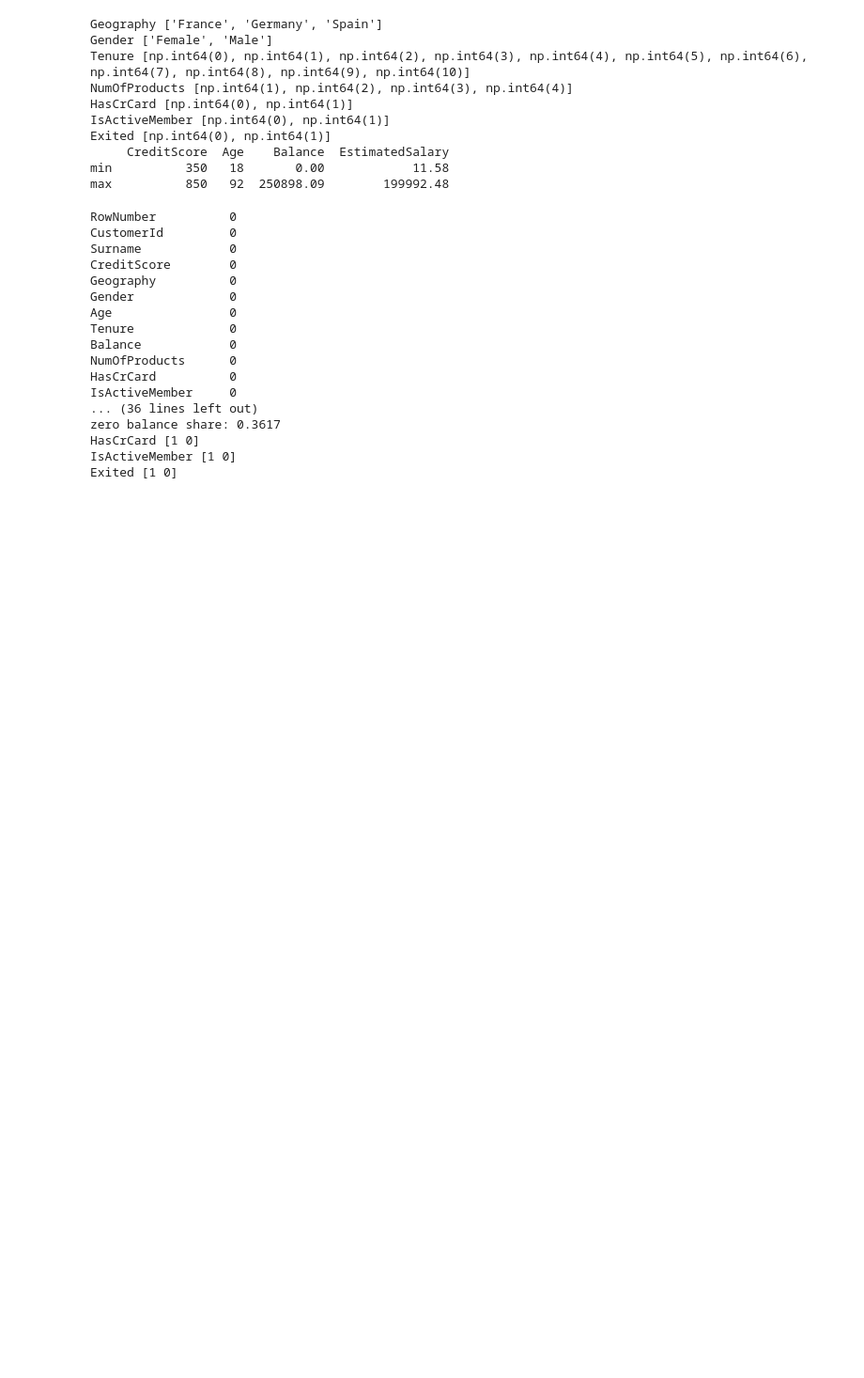
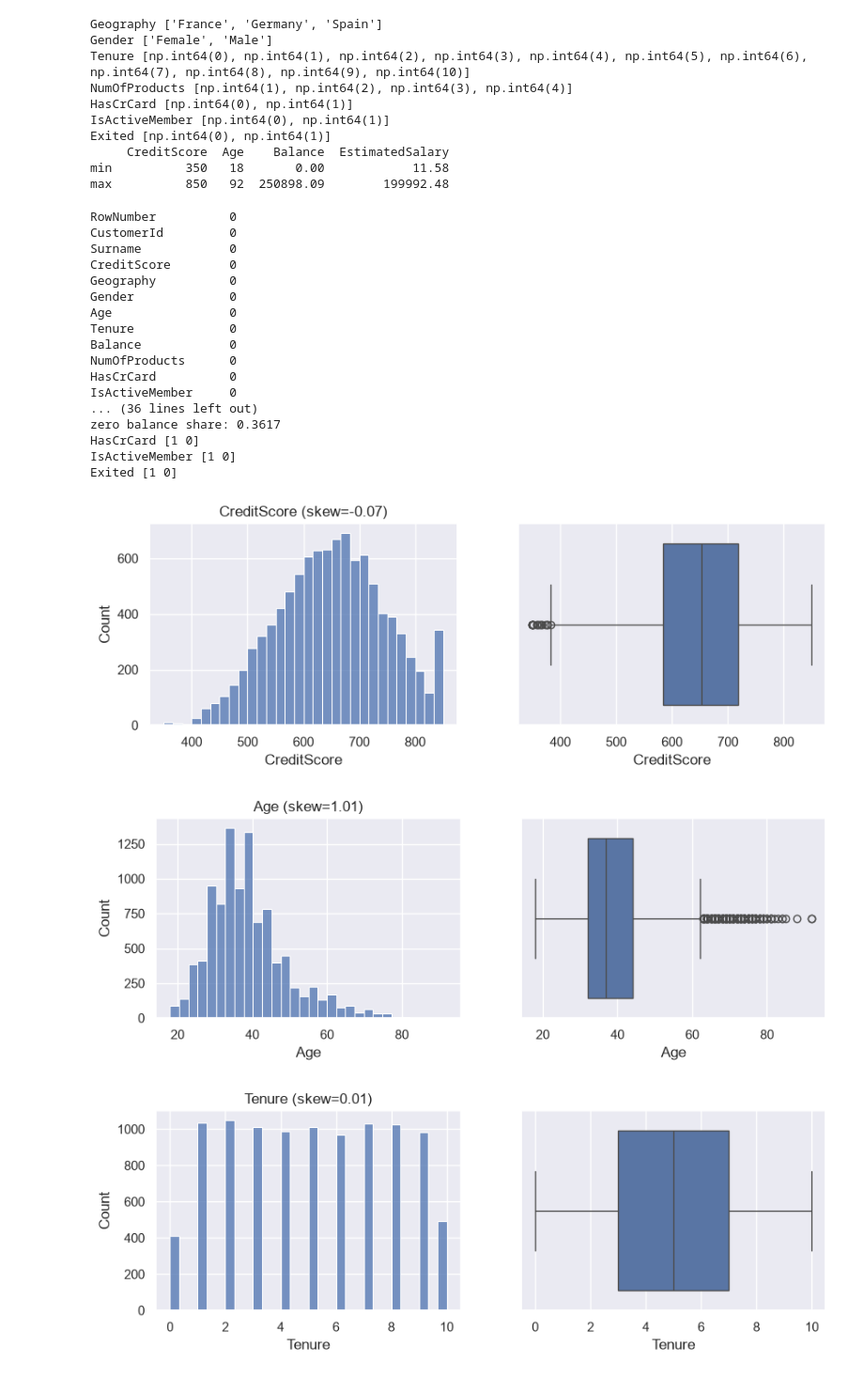
Before and after one commit to r33w33/Bank-Churn-Analysis, a Jupyter notebook: notebooks/01_eda.ipynb, the cells around one changed output. Shown at 94% size. Cells and saved outputs as stored; diff of their text form; code cells hidden in the pictures; blank space fills up the shorter version.

```diff
--- a/notebooks/01_eda.ipynb
+++ b/notebooks/01_eda.ipynb
@@ -155,3 +155,16 @@ Exited [1 0]
 # %%
 df = df.drop(columns=['RowNumber','Surname'])
 df.to_csv(r"C:\Users\riyas\OneDrive\Desktop\Bank_Churn_Analysis\data\raw\Churn_Modelling.csv", index=False)
+# %%
+num = ['CreditScore','Age','Tenure','Balance','EstimatedSalary']
+for c in num:
+    fig, ax = plt.subplots(1, 2, figsize=(10,3))
+    sns.histplot(df[c], bins=30, ax=ax[0]); sns.boxplot(x=df[c], ax=ax[1])
+    ax[0].set_title(f'{c} (skew={df[c].skew():.2f})'); plt.show()
+cat = ['Geography','Gender','NumOfProducts','HasCrCard','IsActiveMember']
+for c in cat:
+    print(df[c].value_counts(normalize=True).round(3), chr(10))
+# %% [output]
+[figure, added]
+[figure, added]
+[figure, added]
```
Also changed, not shown: parts of 2 cells of this notebook, 2 other files.
